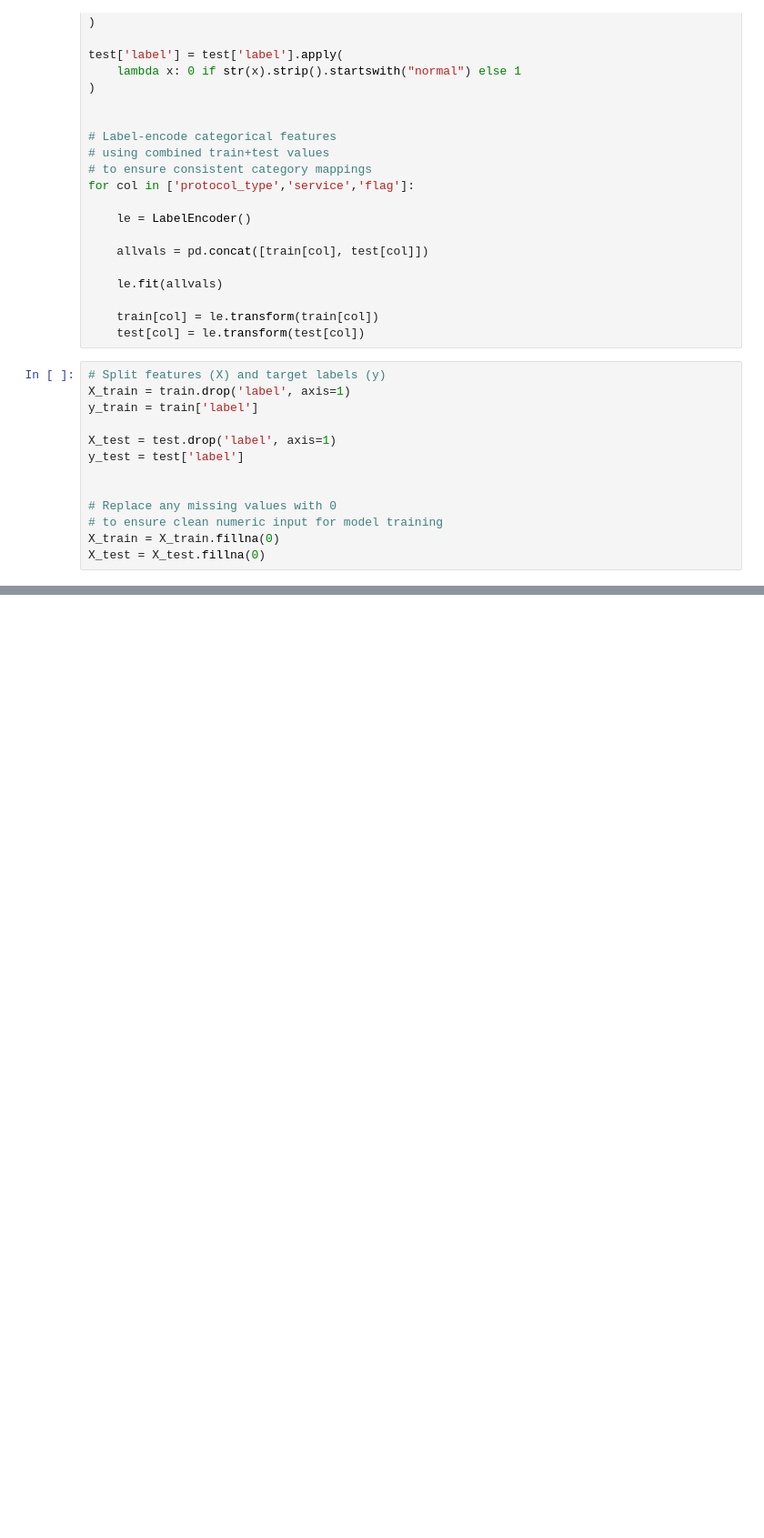
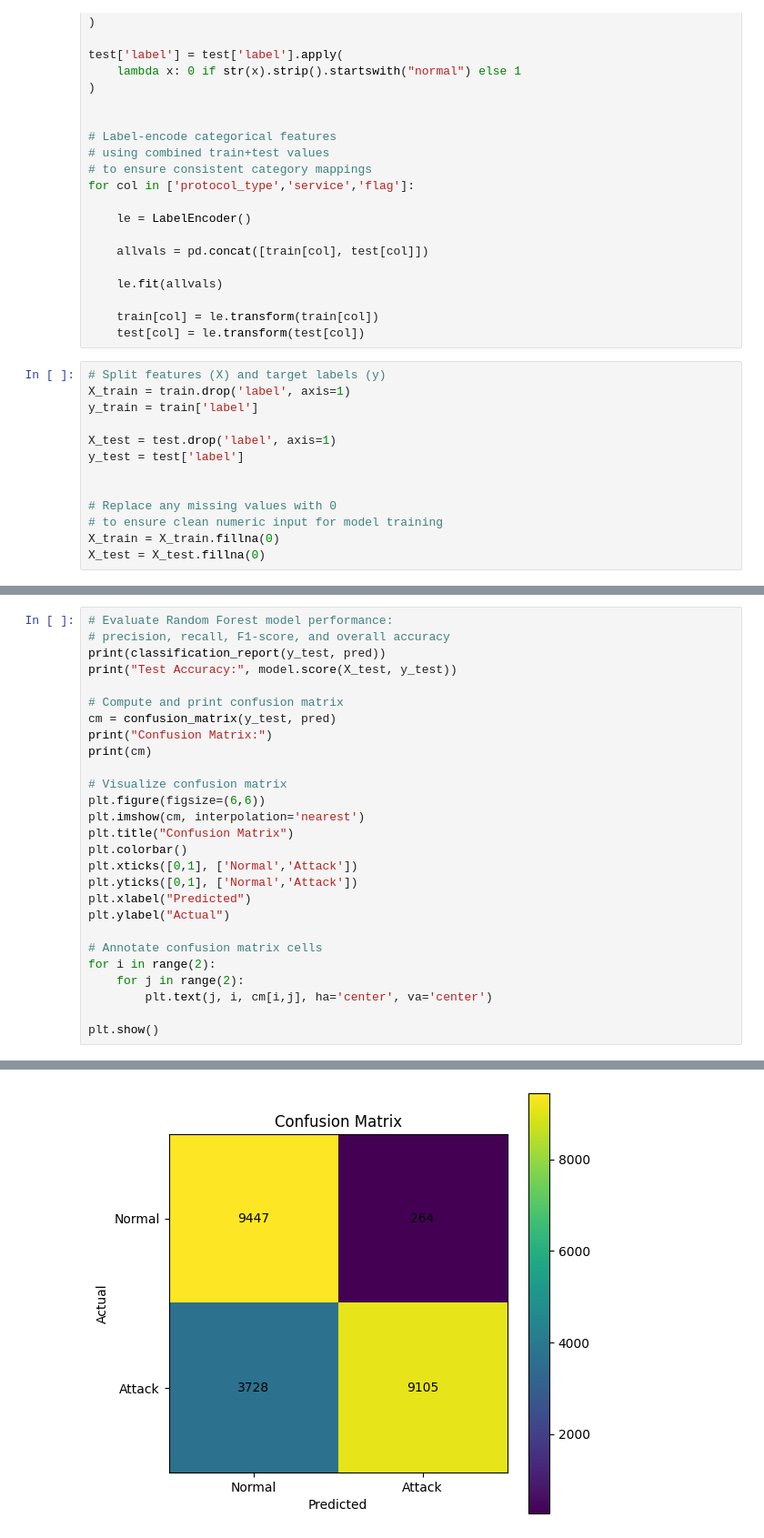
Before and after one commit to tamaghnakundu/network-intrusion-detection, a Jupyter notebook: ids.ipynb, the cells around one changed output, grey strips where cells are left out. Shown at 91% size. Cells and saved outputs as stored; diff of their text form; blank space fills up the shorter version.

```diff
--- a/ids.ipynb
+++ b/ids.ipynb
@@ -76 +79,29 @@ model.fit(X_train, y_train)
 pred = model.predict(X_test)
+# %%
+# Evaluate Random Forest model performance:
+# precision, recall, F1-score, and overall accuracy
+print(classification_report(y_test, pred))
+print("Test Accuracy:", model.score(X_test, y_test))
+
+# Compute and print confusion matrix
+cm = confusion_matrix(y_test, pred)
+print("Confusion Matrix:")
+print(cm)
+
+# Visualize confusion matrix
+plt.figure(figsize=(6,6))
+plt.imshow(cm, interpolation='nearest')
+plt.title("Confusion Matrix")
+plt.colorbar()
+plt.xticks([0,1], ['Normal','Attack'])
+plt.yticks([0,1], ['Normal','Attack'])
+plt.xlabel("Predicted")
+plt.ylabel("Actual")
+
+# Annotate confusion matrix cells
+for i in range(2):
+    for j in range(2):
+        plt.text(j, i, cm[i,j], ha='center', va='center')
+
+plt.show()
+# %% [output]
@@ -76,0 +121 @@ pred = model.predict(X_test)
+[figure, added]
```
Also changed, not shown: parts of 7 cells of this notebook.
